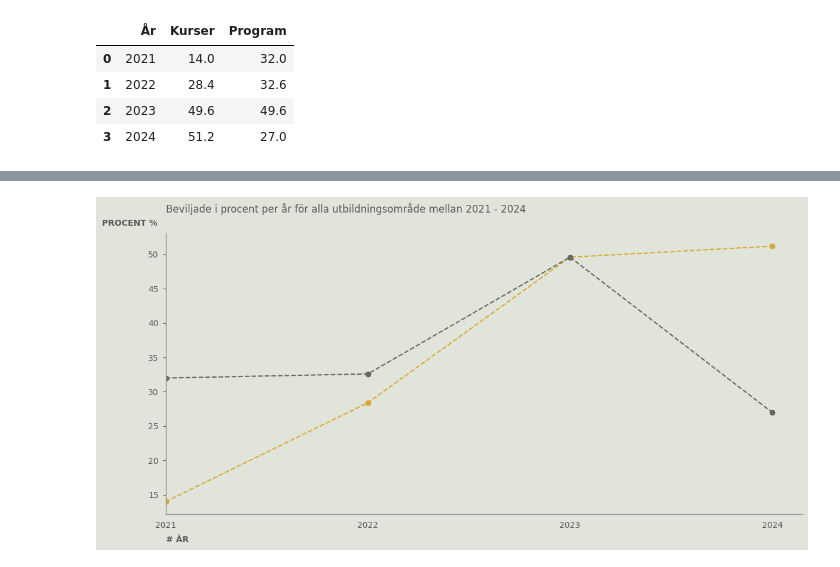
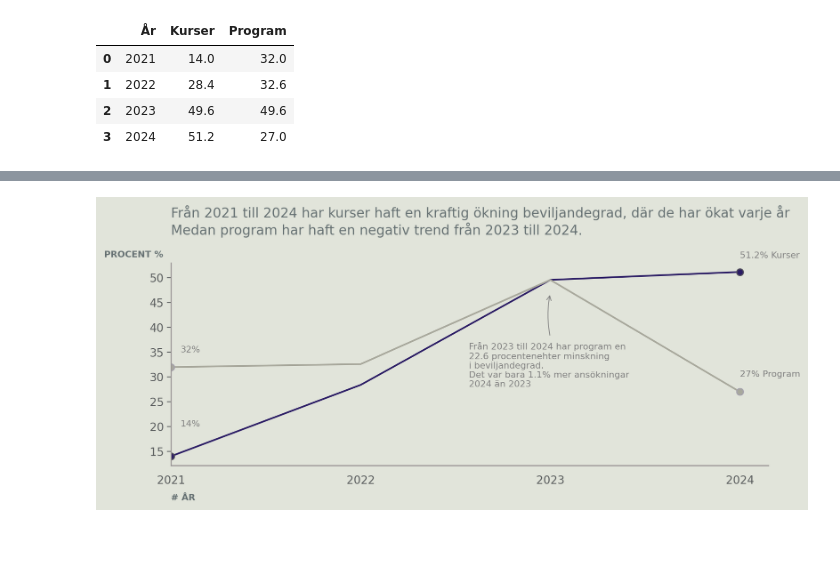
Before and after one commit to AlejandroHiroshima/Data_visualisation_grupp8, a Jupyter notebook: explorations/marcus_eda/eda1.ipynb, the cells around one changed output, grey strips where cells are left out. Saved outputs shown, nothing was run; the diff lists cells and outputs as text; code cells hidden in the pictures; blank space fills up the shorter version.

Commit message:
start of dashboard all together

```diff
--- a/explorations/marcus_eda/eda1.ipynb
+++ b/explorations/marcus_eda/eda1.ipynb
@@ -468,29 +476,92 @@ df_line_chart
 df_line_chart.set_index("År", inplace= True)
 # %%
 import matplotlib.pyplot as plt
+
 plt.style.use("marcus.mplstyle")
 
-fig, ax = plt.subplots(figsize= (12,6))
+fig, ax = plt.subplots(figsize=(9, 4), dpi=200)
 
-ax.plot(df_line_chart.index, df_line_chart["Kurser"], marker = "o", linestyle= "--", color= "#D7AB32", label= "Kurser")
+ax.plot(
+    df_line_chart.index,
+    df_line_chart["Kurser"],
+    marker="o",
+    color="#2A1B64",
+    label="Kurser",
+    markeredgecolor="#514E5C",
+    markevery=[0, -1],
+)
 
-ax.plot(df_line_chart.index, df_line_chart["Program"], marker = "o", linestyle= "--", color= "#67675D", label= "Program")
+ax.plot(
+    df_line_chart.index,
+    df_line_chart["Program"],
+    marker="o",
+    color="#A8A89C",
+    label="Program",
+    markeredgecolor="#A5A2AD",
+    markevery=[0, -1],
+)
 
 
 ax.set_xticks(df_line_chart.index)
 ax.set_xlim(df_line_chart.index.min())
 
 
 # Description and lable -> call to action
+ax.set_xlabel("# ÅR", loc="left", fontsize=8, color= "#657072")
+ax.set_ylabel("PROCENT %", loc="top", rotation=0, fontsize= 8, color= "#657072")
+ax.yaxis.set_label_coords(-0.013, 1.02)
+ax.set_title(
+    "Från 2021 till 2024 har kurser haft en kraftig ökning beviljandegrad, där de har ökat varje år\n"
+    "Medan program har haft en negativ trend från 2023 till 2024.",
+    loc="left", color= "#657072"
+)
 
-ax.set_xlabel("# ÅR", loc= "left")
-ax.set_ylabel("PROCENT %", loc= "top", rotation= 0)
-ax.yaxis.set_label_coords(-0.013, 1.02)
-ax.set_title("Beviljade i procent per år för alla utbildningsområde mellan 2021 - 2024", loc= "left")
 
+def text_annotation(ax, **option):
+
+    ax.text(
+        x=option.get("x_value", 2022),
+        y=option.get("y_value", 30),
+        s=option.get("text", ""),
+        fontsize=option.get("font", 8),
+        color= option.get("color", "grey")
+    )
+
+
+# Text annotation
+
+text_annotation(
+    ax, x_value=2024, y_value=54, text="51.2% Kurser", font=8
+)
+text_annotation(
+    ax, x_value=2024, y_value=30, text="27% Program", font=8
+)
+text_annotation(
+    ax, x_value=2021 + 0.05, y_value=20, text="14%", font=8
+)
+text_annotation(
+    ax, x_value=2021 + 0.05, y_value=35, text="32%", font=8
+)
+text_annotation(
+    ax,
+    x_value=2023 - 0.43,
+    y_value=28,
+    text="Från 2023 till 2024 har program en \n22.6 procentenehter minskning \ni beviljandegrad. \nDet var bara 1.1% mer ansökningar \n2024 än 2023",
+    font=8,
+)
+
+
+# annotation
+ax.annotate(
+    text="",
+    xy=(2023, 47),  # punkten som pilen ska peka på
+    xytext=(2023, 38),  # startpunkten för pilen
+    arrowprops=dict(arrowstyle="->", linewidth=0.7, connectionstyle="arc3, rad= -0.1", color= "grey"),
+)
 
 
 fig.tight_layout()
 fig.show()
+fig.savefig("../figures/grant_rate_line_chart.png")
 # %% [output]
-[figure, old version]
+[figure, new version]
```
Also changed, not shown: parts of 2 cells of this notebook, 10 other files.
